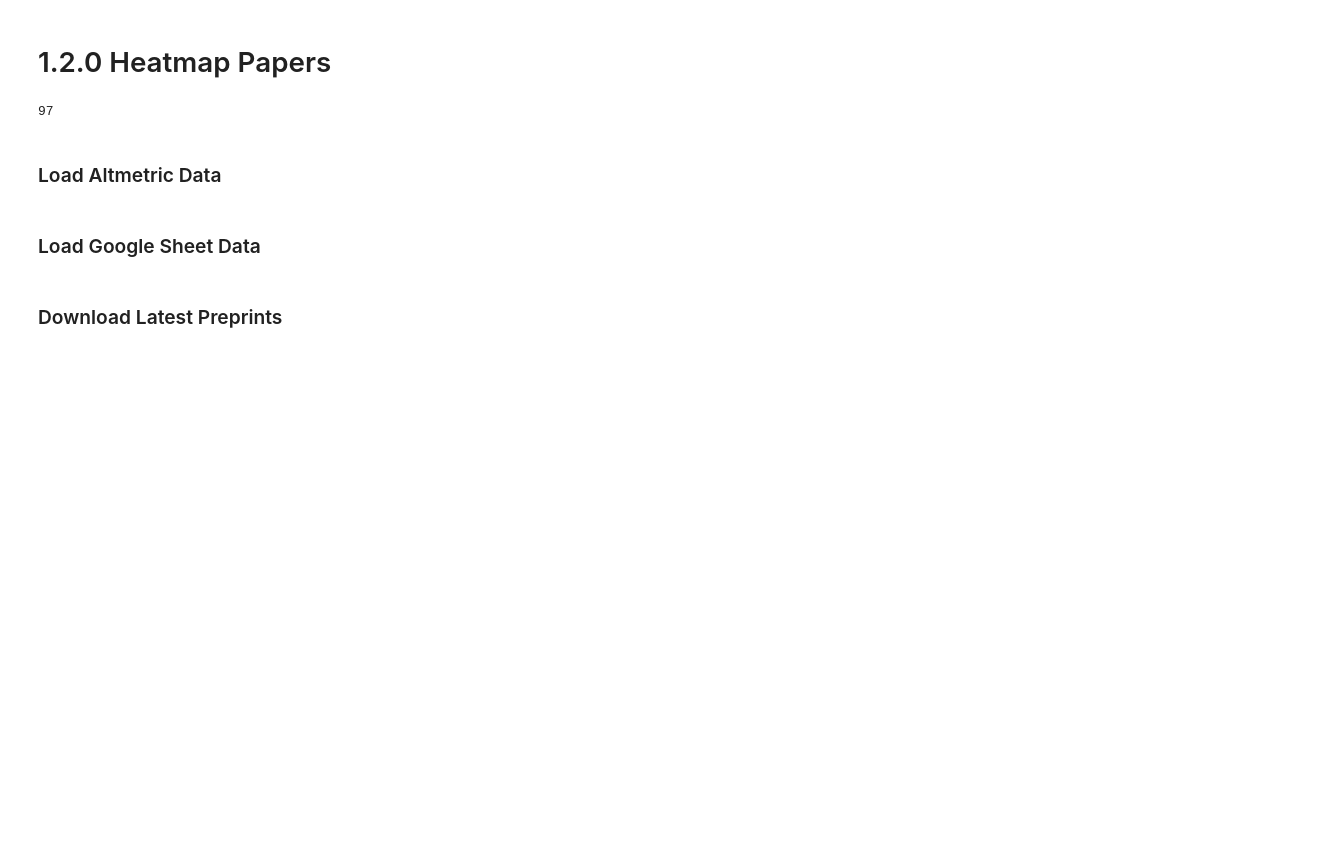
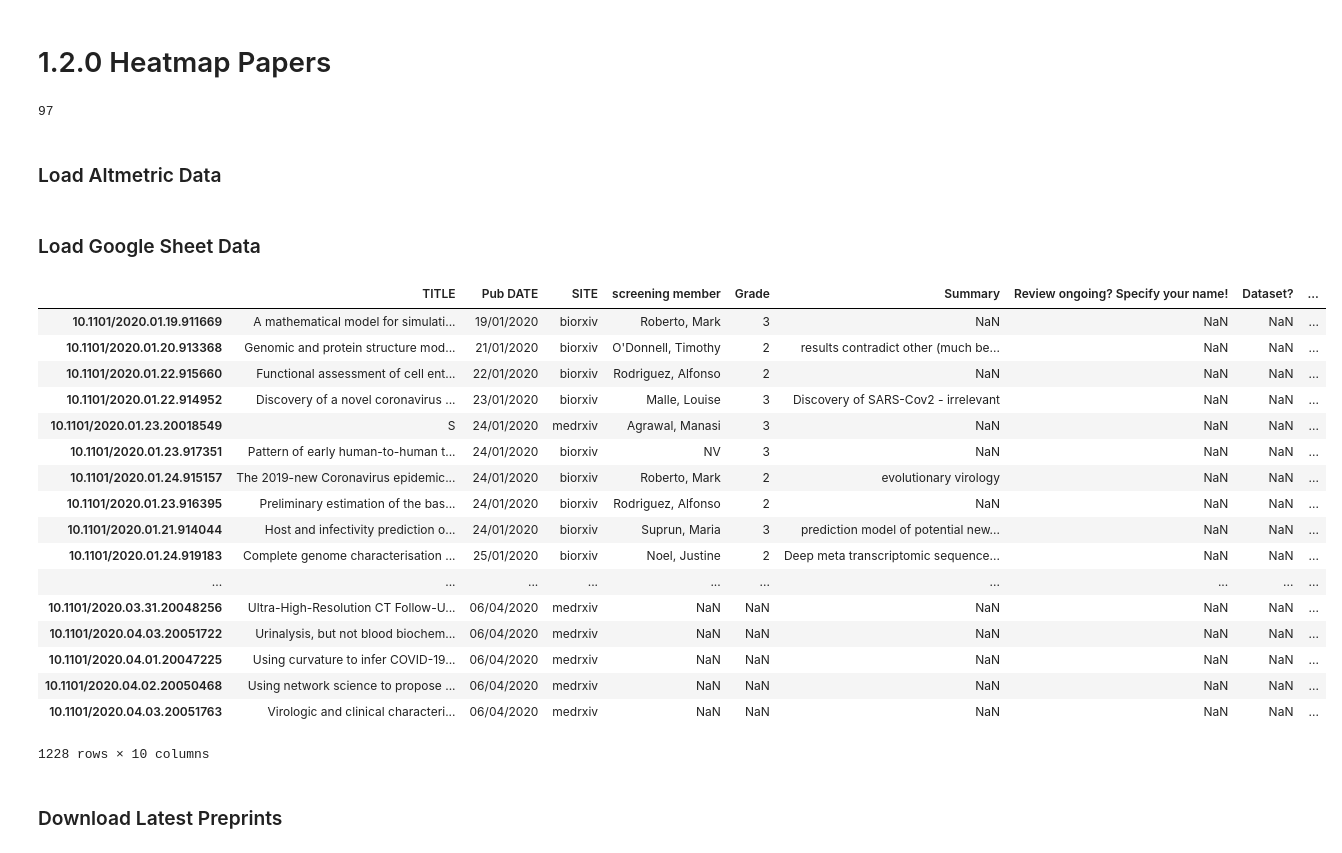
Before and after one commit to ismms-himc/covid-19_sinai_reviews, a Jupyter notebook: papermill_notebooks/1.2.0_Heatmap_Papers.ipynb, the cells around one changed output. Cells and saved outputs as stored; diff of their text form; code cells hidden in the pictures; blank space fills up the shorter version.

```diff
--- a/papermill_notebooks/1.2.0_Heatmap_Papers.ipynb
+++ b/papermill_notebooks/1.2.0_Heatmap_Papers.ipynb
@@ -31,6 +31,27 @@ else:
 TESTDATA = StringIO(r.text)
 df = pd.read_csv(TESTDATA, sep="\t", index_col=0)
 df.index.name = None
+# %%
+df
+# %% [output]
+|  | TITLE | Pub DATE | SITE | screening member | Grade | Summary | Review ongoing? Specify your name! | Dataset? | ... |
+| 10.1101/2020.01.19.911669 | A mathematical model for simulati... | 19/01/2020 | biorxiv | Roberto, Mark | 3 | NaN | NaN | NaN | ... |
+| 10.1101/2020.01.20.913368 | Genomic and protein structure mod... | 21/01/2020 | biorxiv | O'Donnell, Timothy | 2 | results contradict other (much be... | NaN | NaN | ... |
+| 10.1101/2020.01.22.915660 | Functional assessment of cell ent... | 22/01/2020 | biorxiv | Rodriguez, Alfonso | 2 | NaN | NaN | NaN | ... |
+| 10.1101/2020.01.22.914952 | Discovery of a novel coronavirus ... | 23/01/2020 | biorxiv | Malle, Louise | 3 | Discovery of SARS-Cov2 - irrelevant | NaN | NaN | ... |
+| 10.1101/2020.01.23.20018549 | S | 24/01/2020 | medrxiv | Agrawal, Manasi | 3 | NaN | NaN | NaN | ... |
+| 10.1101/2020.01.23.917351 | Pattern of early human-to-human t... | 24/01/2020 | biorxiv | NV | 3 | NaN | NaN | NaN | ... |
+| 10.1101/2020.01.24.915157 | The 2019-new Coronavirus epidemic... | 24/01/2020 | biorxiv | Roberto, Mark | 2 | evolutionary virology | NaN | NaN | ... |
+| 10.1101/2020.01.23.916395 | Preliminary estimation of the bas... | 24/01/2020 | biorxiv | Rodriguez, Alfonso | 2 | NaN | NaN | NaN | ... |
+| 10.1101/2020.01.21.914044 | Host and infectivity prediction o... | 24/01/2020 | biorxiv | Suprun, Maria | 3 | prediction model of potential new... | NaN | NaN | ... |
+| 10.1101/2020.01.24.919183 | Complete genome characterisation ... | 25/01/2020 | biorxiv | Noel, Justine | 2 | Deep meta transcriptomic sequence... | NaN | NaN | ... |
+| ... | ... | ... | ... | ... | ... | ... | ... | ... | ... |
+| 10.1101/2020.03.31.20048256 | Ultra-High-Resolution CT Follow-U... | 06/04/2020 | medrxiv | NaN | NaN | NaN | NaN | NaN | ... |
+| 10.1101/2020.04.03.20051722 | Urinalysis, but not blood biochem... | 06/04/2020 | medrxiv | NaN | NaN | NaN | NaN | NaN | ... |
+| 10.1101/2020.04.01.20047225 | Using curvature to infer COVID-19... | 06/04/2020 | medrxiv | NaN | NaN | NaN | NaN | NaN | ... |
+| 10.1101/2020.04.02.20050468 | Using network science to propose ... | 06/04/2020 | medrxiv | NaN | NaN | NaN | NaN | NaN | ... |
+| 10.1101/2020.04.03.20051763 | Virologic and clinical characteri... | 06/04/2020 | medrxiv | NaN | NaN | NaN | NaN | NaN | ... |
+1228 rows × 10 columns
 # %% [markdown]
 ### Download Latest Preprints
 # %%
```
Also changed, not shown: parts of 10 cells of this notebook, 8 other files.
